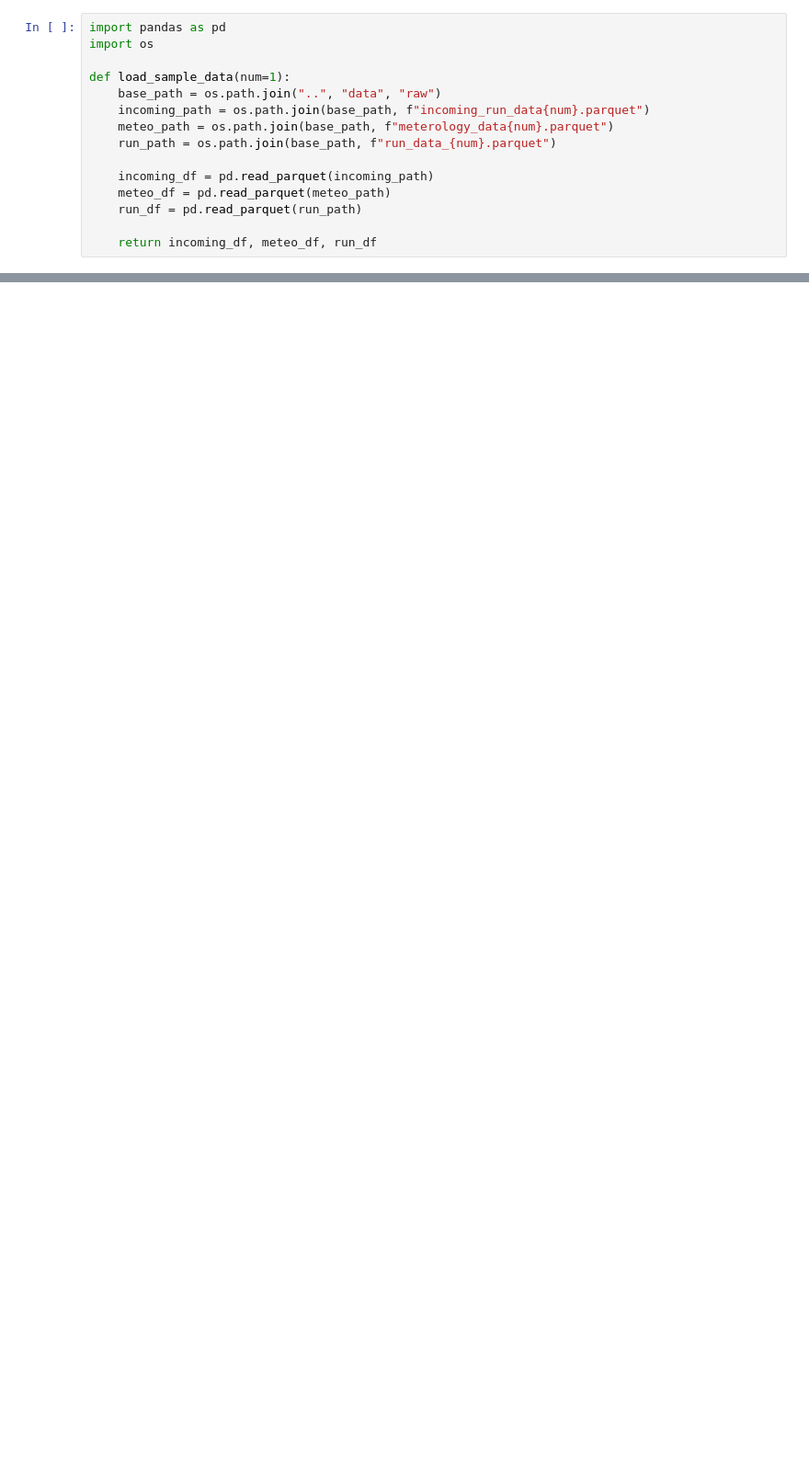
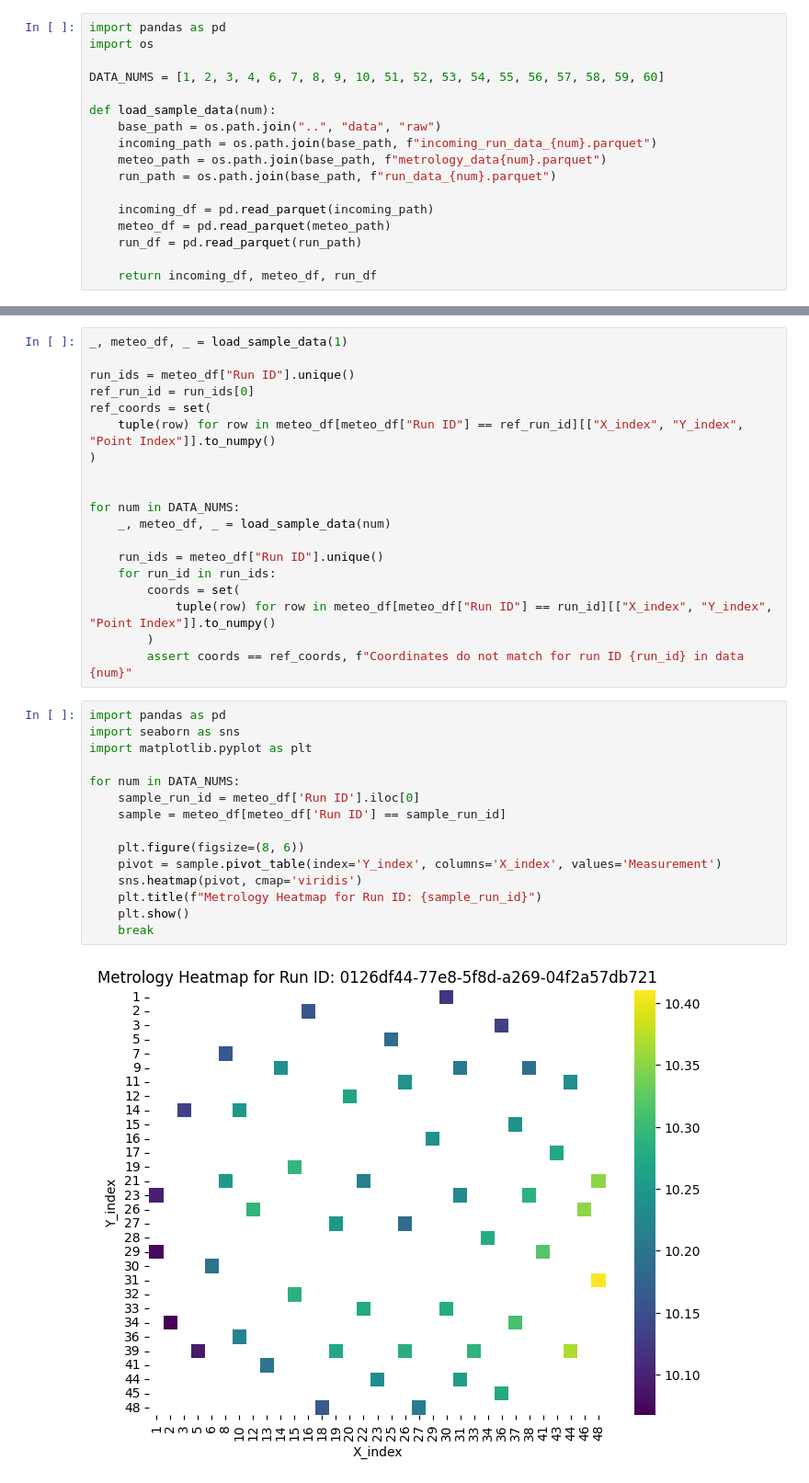
Before and after one commit to nikkiDEEE/micron-data-competition, a Jupyter notebook: notebooks/EDA.ipynb, the cells around one changed output, grey strips where cells are left out. Shown at 92% size. Drawn from its saved outputs; the diff is of its cells as text; blank space fills up the shorter version.

```diff
--- a/notebooks/EDA.ipynb
+++ b/notebooks/EDA.ipynb
@@ -2,10 +2,12 @@
 import pandas as pd
 import os
 
-def load_sample_data(num=1):
+DATA_NUMS = [1, 2, 3, 4, 6, 7, 8, 9, 10, 51, 52, 53, 54, 55, 56, 57, 58, 59, 60]
+
+def load_sample_data(num):
     base_path = os.path.join("..", "data", "raw")
-    incoming_path = os.path.join(base_path, f"incoming_run_data{num}.parquet")
-    meteo_path = os.path.join(base_path, f"meterology_data{num}.parquet")
+    incoming_path = os.path.join(base_path, f"incoming_run_data_{num}.parquet")
+    meteo_path = os.path.join(base_path, f"metrology_data{num}.parquet")
     run_path = os.path.join(base_path, f"run_data_{num}.parquet")
 
     incoming_df = pd.read_parquet(incoming_path)
@@ -22,0 +57,36 @@ Trying to import the above resulted in these errors:
+# %%
+_, meteo_df, _ = load_sample_data(1)
+
+run_ids = meteo_df["Run ID"].unique()
+ref_run_id = run_ids[0]
+ref_coords = set(
+    tuple(row) for row in meteo_df[meteo_df["Run ID"] == ref_run_id][["X_index", "Y_index", "Point Index"]].to_numpy()
+)
+
+
+for num in DATA_NUMS:
+    _, meteo_df, _ = load_sample_data(num)
+
+    run_ids = meteo_df["Run ID"].unique()
+    for run_id in run_ids:
+        coords = set(
+            tuple(row) for row in meteo_df[meteo_df["Run ID"] == run_id][["X_index", "Y_index", "Point Index"]].to_numpy()
+        )
+        assert coords == ref_coords, f"Coordinates do not match for run ID {run_id} in data {num}"
+# %%
+import pandas as pd
+import seaborn as sns
+import matplotlib.pyplot as plt
+
+for num in DATA_NUMS:
+    sample_run_id = meteo_df['Run ID'].iloc[0]
+    sample = meteo_df[meteo_df['Run ID'] == sample_run_id]
+
+    plt.figure(figsize=(8, 6))
+    pivot = sample.pivot_table(index='Y_index', columns='X_index', values='Measurement')
+    sns.heatmap(pivot, cmap='viridis')
+    plt.title(f"Metrology Heatmap for Run ID: {sample_run_id}")
+    plt.show()
+    break
+# %% [output]
+[figure, added]
```
Also changed, not shown: parts of 18 cells of this notebook, 14 other files.
